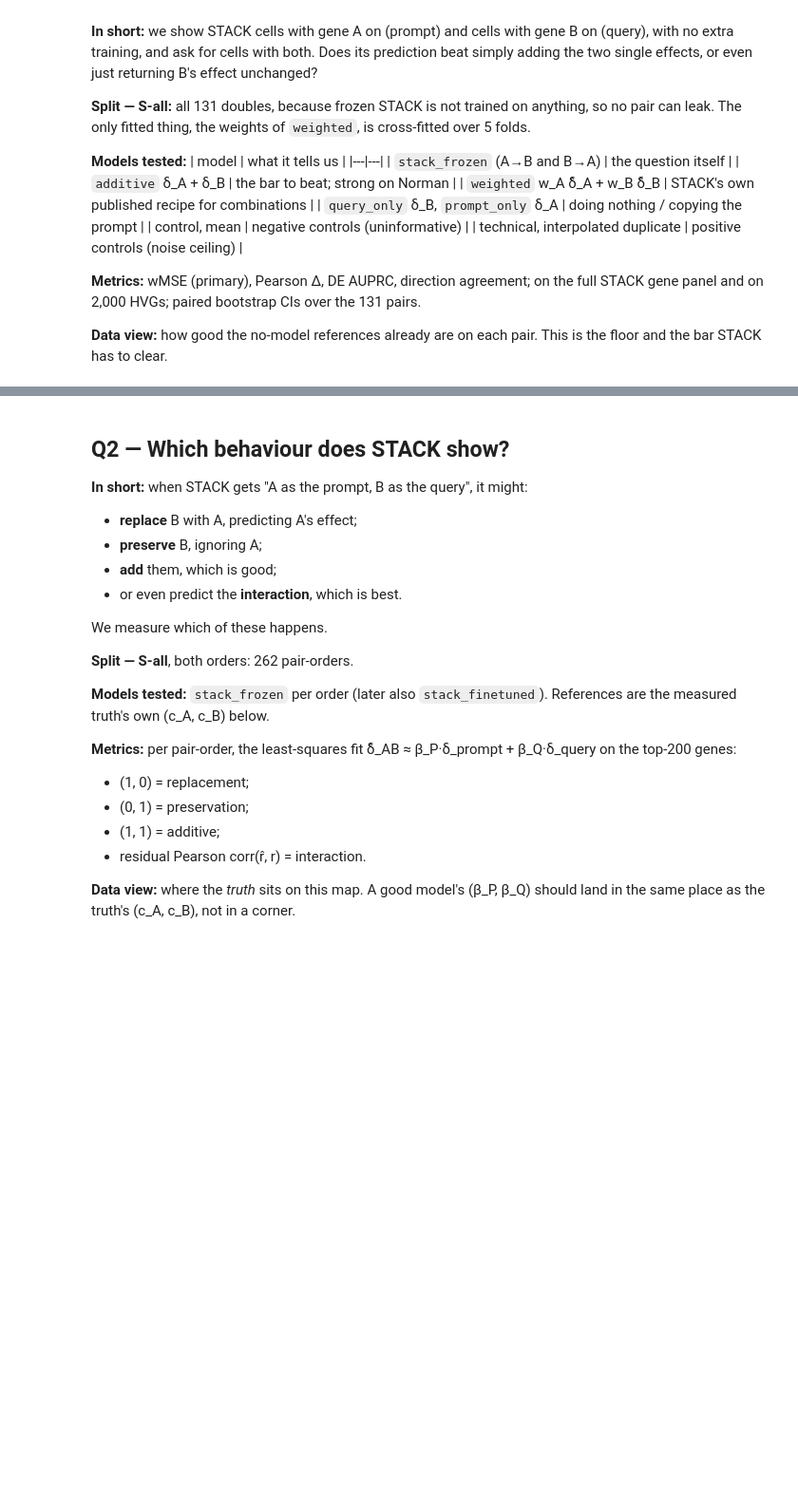
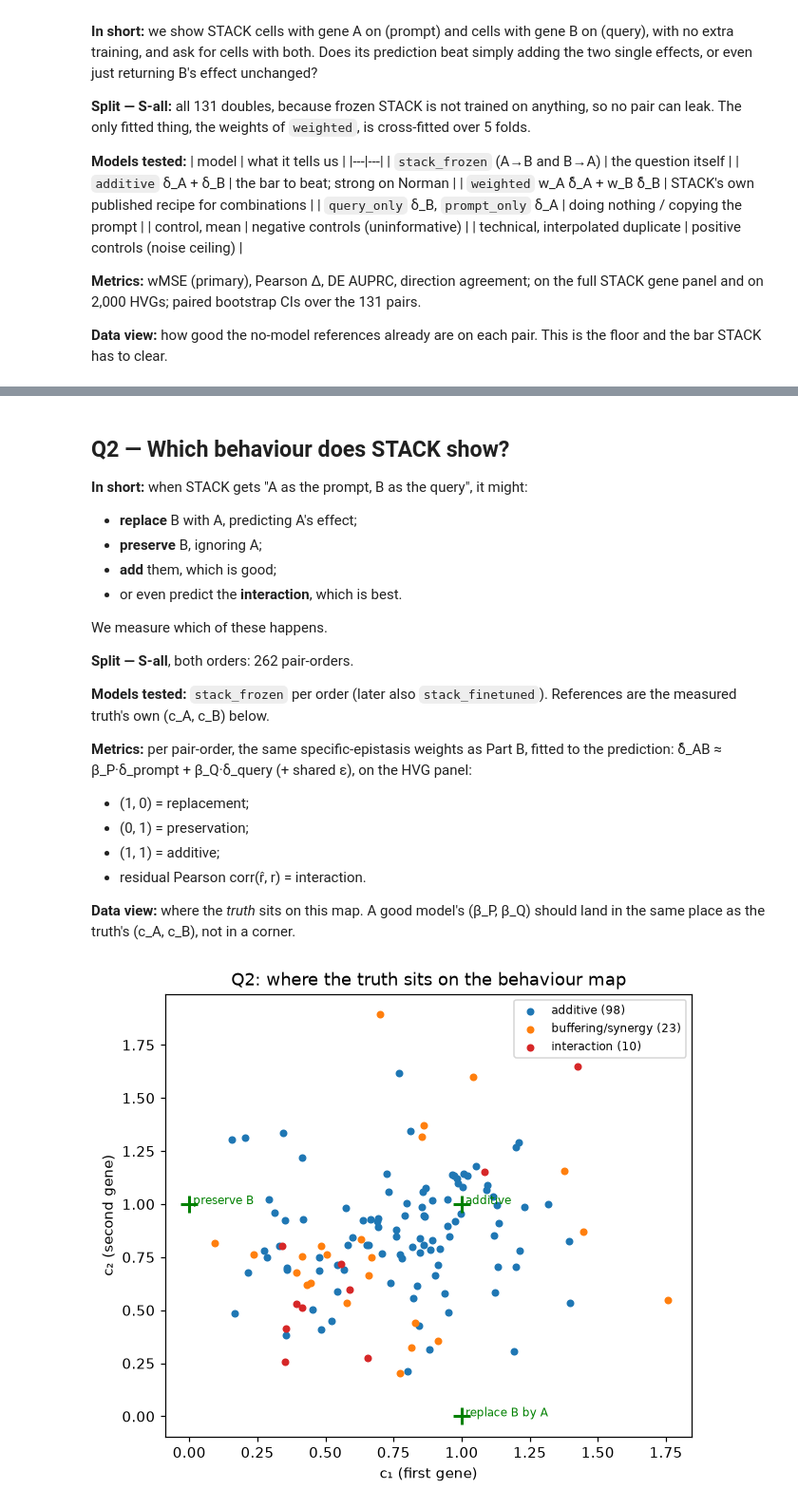
Before and after one commit to reetm09/stack-robustness, a Jupyter notebook: compositional/explore.ipynb, the cells around one changed output, grey strips where cells are left out. Shown at 95% size. Cells and saved outputs as stored; diff of their text form; code cells hidden in the pictures; blank space fills up the shorter version.

```diff
--- a/compositional/explore.ipynb
+++ b/compositional/explore.ipynb
@@ -450,8 +609,8 @@ We measure which of these happens.
 **Models tested:** `stack_frozen` per order (later also `stack_finetuned`). References are the
 measured truth's own (c_A, c_B) below.
 
-**Metrics:** per pair-order, the least-squares fit δ̂_AB ≈ β_P·δ_prompt + β_Q·δ_query on the top-200
-genes:
+**Metrics:** per pair-order, the same specific-epistasis weights as Part B, fitted to the prediction:
+δ̂_AB ≈ β_P·δ_prompt + β_Q·δ_query (+ shared ε), on the HVG panel:
 - (1, 0) = replacement;
 - (0, 1) = preservation;
 - (1, 1) = additive;
@@ -459,22 +618,18 @@ genes:
 
 **Data view:** where the *truth* sits on this map. A good model's (β_P, β_Q) should land in the
 same place as the truth's (c_A, c_B), not in a corner.
-# %%
-def behaviour(cA, cB, tol=0.35):
-    if abs(cA - 1) < tol and abs(cB - 1) < tol: return "additive-like"
-    if abs(cA - 1) < tol and abs(cB) < tol: return "first gene dominates"
-    if abs(cB - 1) < tol and abs(cA) < tol: return "second gene dominates"
-    return "other / interaction"
-
-additivity["truth behaviour"] = [behaviour(a, b) for a, b in additivity[["c_A", "c_B"]].to_numpy()]
-display(additivity["truth behaviour"].value_counts().to_frame("pairs"))
-fig, ax = plt.subplots(figsize=(6, 5.5))
-for name, g in additivity.groupby("truth behaviour"):
-    ax.scatter(g["c_A"], g["c_B"], s=16, label=name)
-for (x, y, t) in [(1, 0, "replace B by A"), (0, 1, "preserve B"), (1, 1, "additive")]:
-    ax.annotate(t, (x, y), color="red", fontsize=8, ha="center")
-ax.set(xlabel="c_A", ylabel="c_B", title="Q2: truth's position on the behaviour map"); ax.legend(fontsize=7)
-plt.show()
+# %%
+a = additivity
+fig, ax = plt.subplots(figsize=(6.5, 5.5))
+for g, color in [("additive", "C0"), ("buffering/synergy", "C1"), ("interaction", "C3")]:
+    sub = a[a["group"] == g]
+    ax.scatter(sub["c1 (first gene)"], sub["c2 (second gene)"], s=18, c=color, label=f"{g} ({len(sub)})")
+for (x, y, t) in [(1, 0, "replace B by A"), (0, 1, "preserve B"), (1, 1, "additive")]:
+    ax.plot([x], [y], "g+", ms=12, mew=2); ax.annotate(" " + t, (x, y), color="green", fontsize=8)
+ax.set(xlabel="c₁ (first gene)", ylabel="c₂ (second gene)", title="Q2: where the truth sits on the behaviour map")
+ax.legend(fontsize=8); plt.show()
+# %% [output]
+[figure, added]
 # %% [markdown]
 ## Q3 — Does the order matter?
 
```
Also changed, not shown: parts of 32 cells of this notebook, 11 other files.
